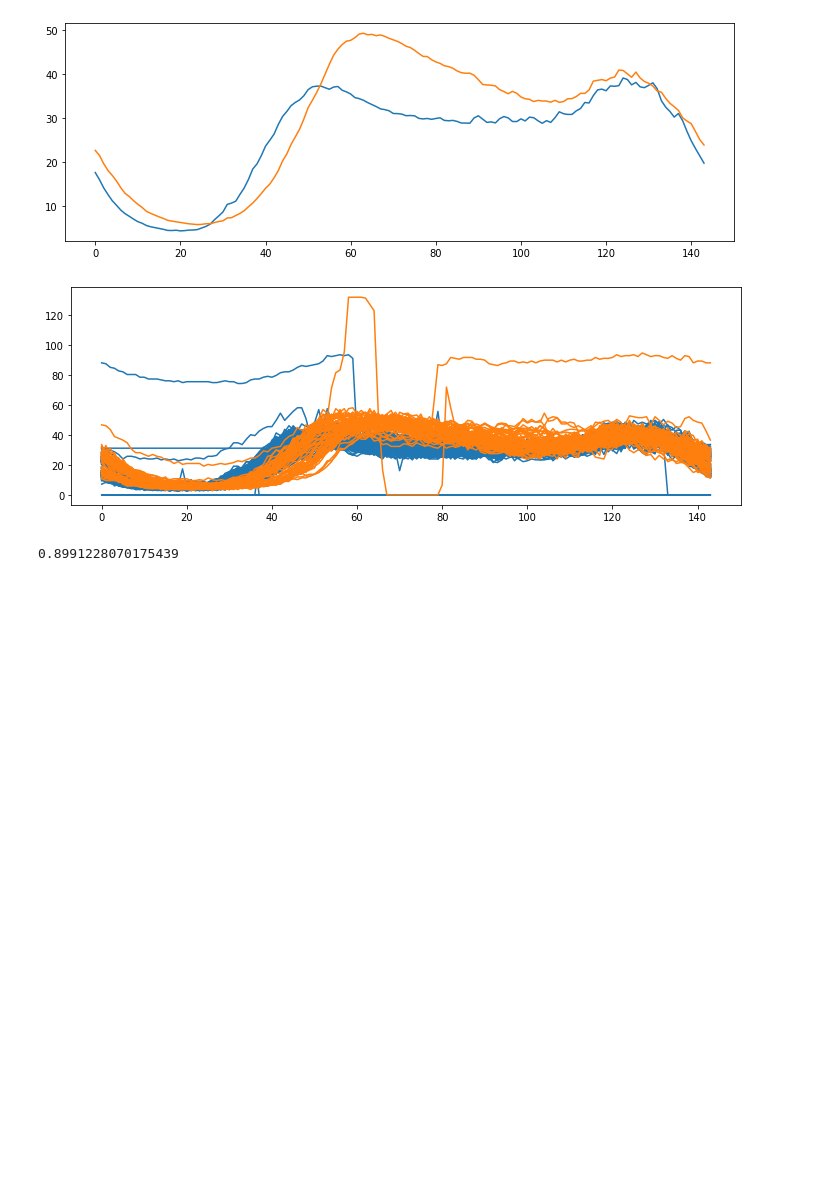
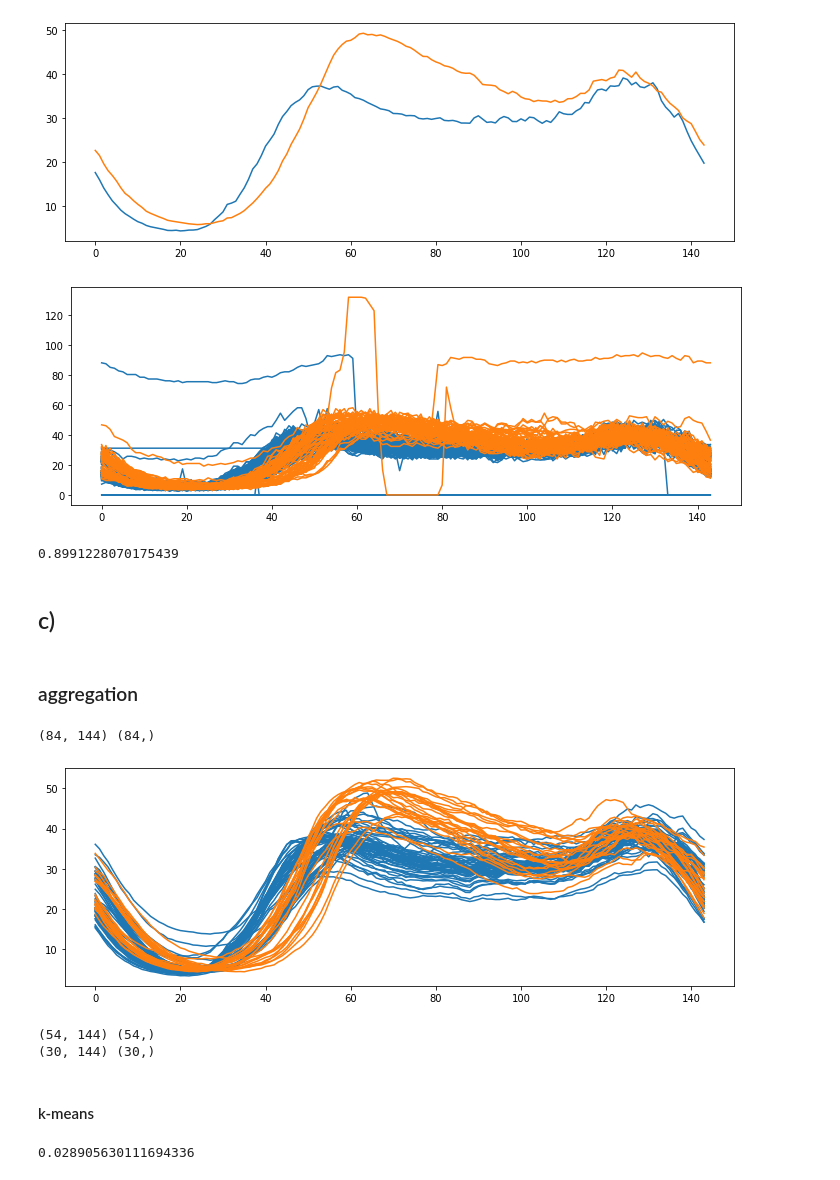
Before and after one commit to AdrianUrbanski/ADM, a Jupyter notebook: lista2.ipynb, the cells around one changed output. Drawn from its saved outputs; the diff is of its cells as text; code cells hidden in the pictures; blank space fills up the shorter version.

```diff
--- a/lista2.ipynb
+++ b/lista2.ipynb
@@ -618,3 +618,56 @@ plt.show()
 accuracy(labels, y_test)
 # %% [output]
 0.8991228070175439
+# %% [markdown]
+## c)
+# %% [markdown]
+### aggregation
+# %%
+df = pd.read_csv('water_consumption_profiles.csv')
+df['date'] = df['date'].map(lambda x: pd.to_datetime(x, format='%Y-%m-%d'))
+df = df.set_index('date')
+df_ = df.groupby([df.index.month, df.index.weekday]).mean()
+X = df_.values
+y = df_.reset_index([1])['date'].map(lambda x: 0 if x < 5 else 1).values
+N = len(y)
+
+X = X.reshape(-1)
+prev_vals = 2
+for t in range(len(X)):
+    X[t] = X[max(0, t-prev_vals): t+1].mean()
+X = X.reshape(-1, 144)
+
+print(X.shape, y.shape)
+
+plt.figure(figsize=(12, 4))
+# plt.plot(X.T, 'k')
+plt.plot(X[y == 0, :].T, '#1F77B4')
+plt.plot(X[y == 1, :].T, '#FF7F0E')
+plt.show()
+# %% [output]
+(84, 144) (84,)
+[figure, added]
+# %%
+shuffled_indices_ = np.random.permutation(N)
+test_indices = shuffled_indices_[int(0.65*N):].copy()
+train_indices = shuffled_indices_[:int(0.65*N)].copy()
+
+X_train, y_train = X[train_indices, :], y[train_indices]
+X_test, y_test = X[test_indices, :], y[test_indices]
+
+print(X_train.shape, y_train.shape)
+print(X_test.shape, y_test.shape)
+# %% [output]
+(54, 144) (54,)
+(30, 144) (30,)
+# %% [markdown]
+#### k-means
+# %%
+t = time()
+
+kmeans = KMeans(n_clusters=2)
+kmeans.fit(X_train)
+
+print(time() - t)
+# %% [output]
+0.028905630111694336
```
Also changed, not shown: parts of 34 cells of this notebook.
